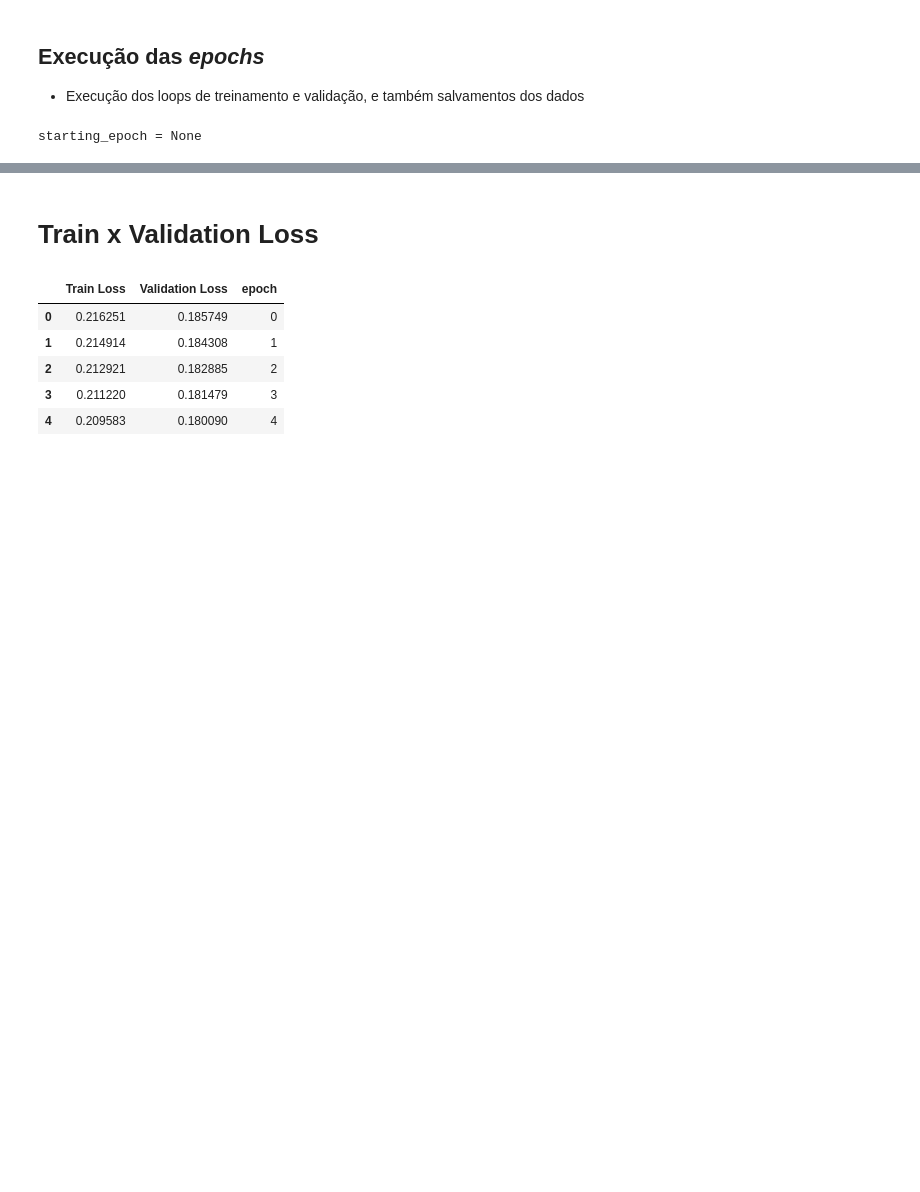
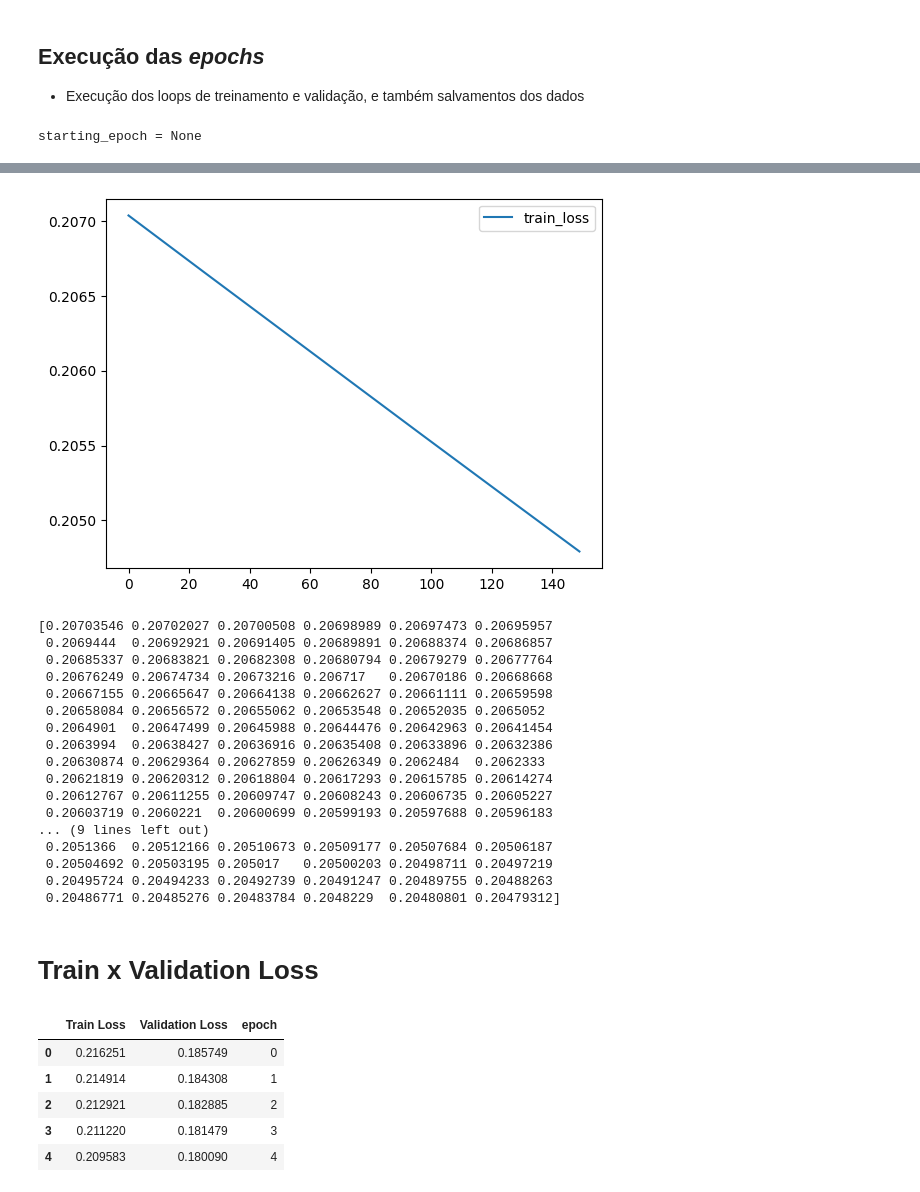
Before and after one commit to velozo27/TCC-Pedro-Velozo-ENG1132, a Jupyter notebook: SRCNN_Comentada.ipynb, the cells around one changed output, grey strips where cells are left out. Drawn from its saved outputs; the diff is of its cells as text; code cells hidden in the pictures; blank space fills up the shorter version.

```diff
--- a/SRCNN_Comentada.ipynb
+++ b/SRCNN_Comentada.ipynb
@@ -588,3 +746,28 @@ print("Done!")
+# %%
+plt.figure()
+plt.plot(range(len(validation_loss_array)), validation_loss_array, label='train_loss')
+plt.legend()
+plt.show()
+print(validation_loss_array)
+# %% [output]
+[figure, added]
+[0.20703546 0.20702027 0.20700508 0.20698989 0.20697473 0.20695957
+ 0.2069444  0.20692921 0.20691405 0.20689891 0.20688374 0.20686857
+ 0.20685337 0.20683821 0.20682308 0.20680794 0.20679279 0.20677764
+ 0.20676249 0.20674734 0.20673216 0.206717   0.20670186 0.20668668
+ 0.20667155 0.20665647 0.20664138 0.20662627 0.20661111 0.20659598
+ 0.20658084 0.20656572 0.20655062 0.20653548 0.20652035 0.2065052
+ 0.2064901  0.20647499 0.20645988 0.20644476 0.20642963 0.20641454
+ 0.2063994  0.20638427 0.20636916 0.20635408 0.20633896 0.20632386
+ 0.20630874 0.20629364 0.20627859 0.20626349 0.2062484  0.2062333
+ 0.20621819 0.20620312 0.20618804 0.20617293 0.20615785 0.20614274
+ 0.20612767 0.20611255 0.20609747 0.20608243 0.20606735 0.20605227
+ 0.20603719 0.2060221  0.20600699 0.20599193 0.20597688 0.20596183
+... (9 lines left out)
+ 0.2051366  0.20512166 0.20510673 0.20509177 0.20507684 0.20506187
+ 0.20504692 0.20503195 0.205017   0.20500203 0.20498711 0.20497219
+ 0.20495724 0.20494233 0.20492739 0.20491247 0.20489755 0.20488263
+ 0.20486771 0.20485276 0.20483784 0.2048229  0.20480801 0.20479312]
 # %% [markdown]
 # Train x Validation Loss
 # %%
```
Also changed, not shown: parts of 23 cells of this notebook, 1 other file.
